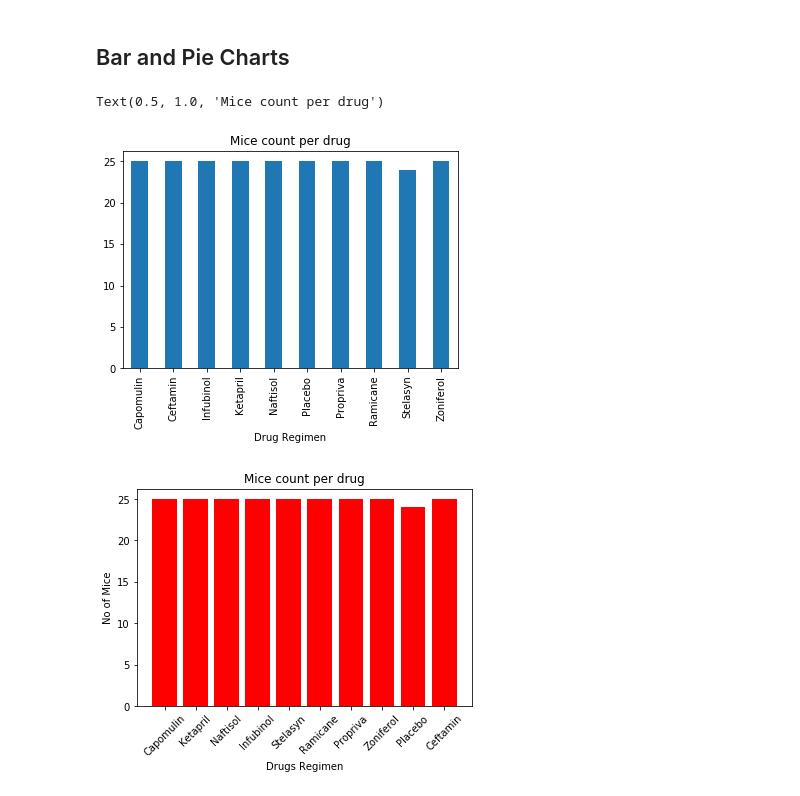
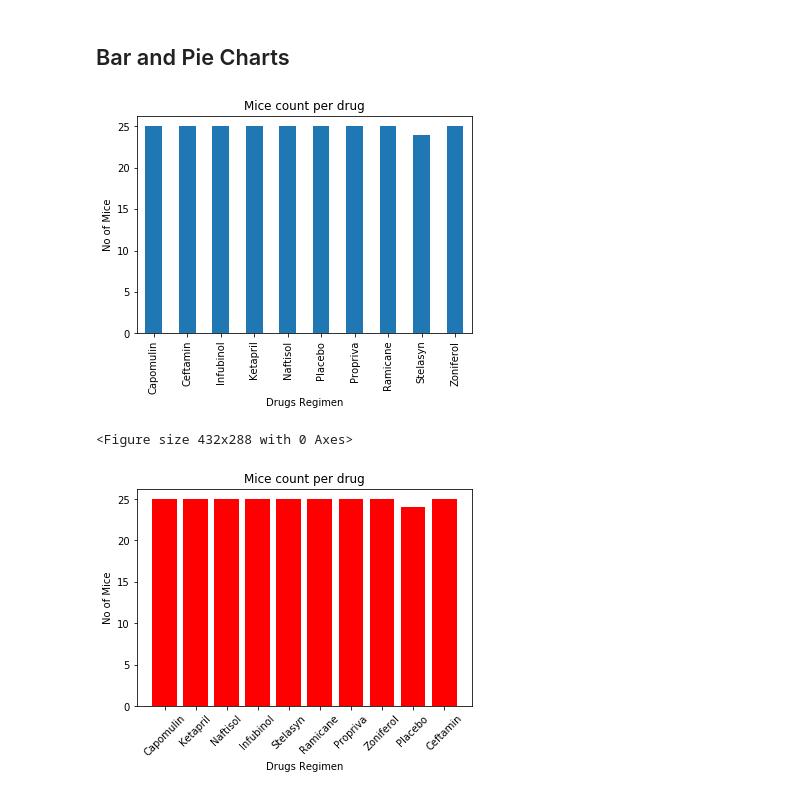
Before and after one commit to Neejos/Matplotlib-challenge, a Jupyter notebook: Pymaceuticals/pymaceuticals_starter.ipynb, the cells around one changed output. Cells and saved outputs as stored; diff of their text form; code cells hidden in the pictures.

```diff
--- a/Pymaceuticals/pymaceuticals_starter.ipynb
+++ b/Pymaceuticals/pymaceuticals_starter.ipynb
@@ -163,19 +160,22 @@ regimen_obj1
 # %% [markdown]
 ## Bar and Pie Charts
 # %%
-# Generate a bar plot showing the total number of mice for each treatment throughout the course of the study using pandas.
+# Generate a bar plot showing the total number of unique mice for each treatment throughout the course of the study using pandas.
+
+#grouped by Drug Regimen and th count of unique mice per regimen is taken to be plotted.
 mice_per_regimen=clean_df.groupby("Drug Regimen")["Mouse ID"].nunique()
 
 mice_chart=mice_per_regimen.plot(kind ="bar")
 
 mice_chart.set_title("Mice count per drug")
 
 
-# mice_chart.set_xlabel("No of Mice")
-# plt.show()
-# plt.tight_layout()
+mice_chart.set_xlabel("Drugs Regimen")
+mice_chart.set_ylabel("No of Mice")
+plt.show()
+plt.tight_layout()
 # %% [output]
+[figure, new version]
-Text(0.5, 1.0, 'Mice count per drug')
+<Figure size 432x288 with 0 Axes>
-[figure, old version]
 # %%
 # Generate a bar plot showing the total number of mice for each treatment throughout the course of the study using pyplot.
```
Also changed, not shown: parts of 24 cells of this notebook.
